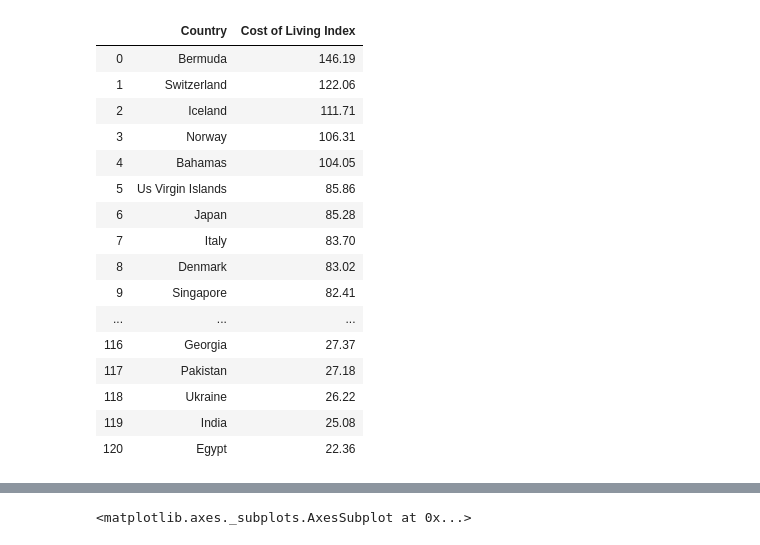
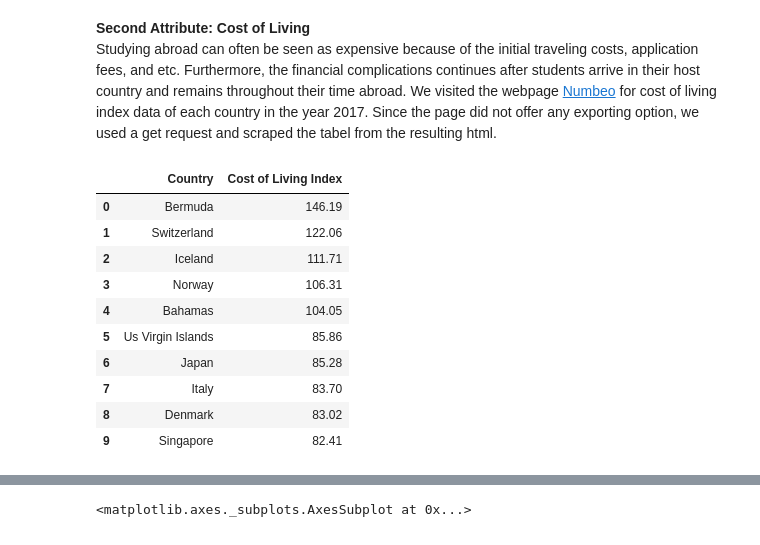
Before and after one commit to richardmu000/320-Final, a Jupyter notebook: 320 Final Project Richard Mu Xinyao Chen.ipynb, the cells around one changed output, grey strips where cells are left out. Saved outputs shown, nothing was run; the diff lists cells and outputs as text; code cells hidden in the pictures.

```diff
--- a/320 Final Project Richard Mu Xinyao Chen.ipynb
+++ b/320 Final Project Richard Mu Xinyao Chen.ipynb
@@ -61,35 +72,28 @@ peace_index
+# %% [markdown]
+__Second Attribute: Cost of Living__
+<br>
+Studying abroad can often be seen as expensive because of the initial traveling costs, application fees, and etc. Furthermore, the financial complications continues after students arrive in their host country and remains throughout their time abroad. We visited the webpage [Numbeo]('https://www.numbeo.com/cost-of-living/rankings_by_country.jsp?title=2017') for cost of living index data of each country in the year 2017. Since the page did not offer any exporting option, we used a get request and scraped the tabel from the resulting html.
 # %%
-import requests
-import re
-from bs4 import BeautifulSoup
-
-
 r = requests.get('https://www.numbeo.com/cost-of-living/rankings_by_country.jsp?title=2017')
 root = BeautifulSoup(r.content)
 
 # Find table from html
 table = root.find("table", {"id": "t2"})
 
 # Convert to dataframe
 cost_living = pd.read_html(str(table))
 cost_living = cost_living[0]
 cost_living = cost_living[['Country', 'Cost of Living Index']]
-cost_living
+cost_living.head(10)
 # %% [output]
 |  | Country | Cost of Living Index |
 | 0 | Bermuda | 146.19 |
 | 1 | Switzerland | 122.06 |
 | 2 | Iceland | 111.71 |
 | 3 | Norway | 106.31 |
 | 4 | Bahamas | 104.05 |
 | 5 | Us Virgin Islands | 85.86 |
 | 6 | Japan | 85.28 |
 | 7 | Italy | 83.70 |
 | 8 | Denmark | 83.02 |
 | 9 | Singapore | 82.41 |
-| ... | ... | ... |
-| 116 | Georgia | 27.37 |
-| 117 | Pakistan | 27.18 |
-| 118 | Ukraine | 26.22 |
-| 119 | India | 25.08 |
-| 120 | Egypt | 22.36 |
```
Also changed, not shown: parts of 28 cells of this notebook, 3 other files.
